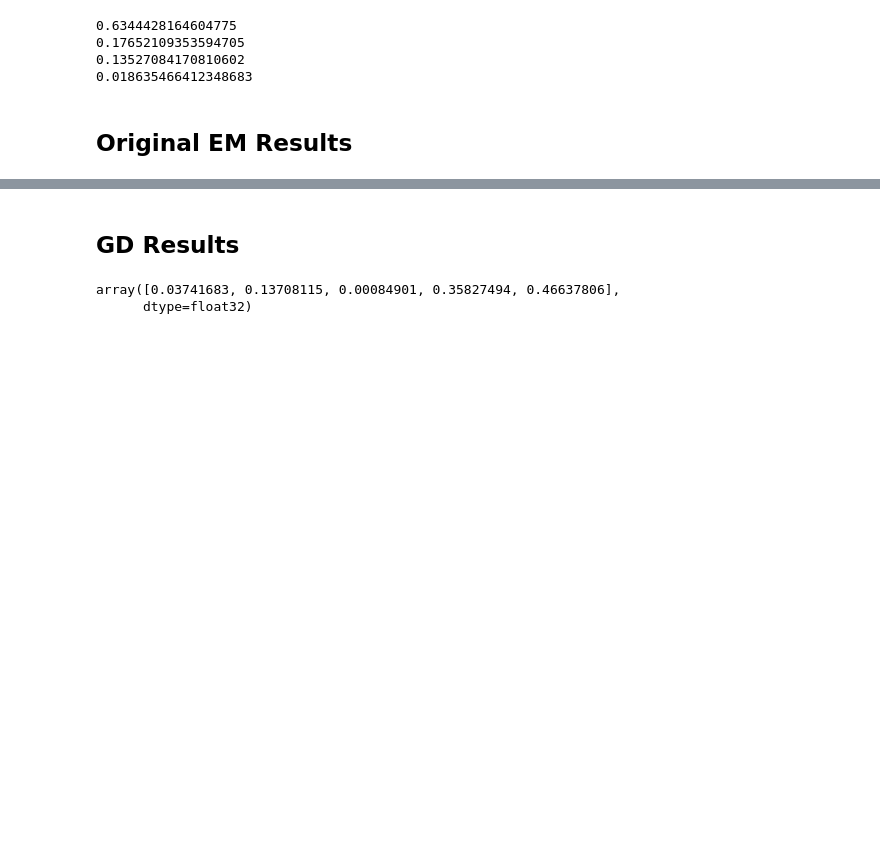
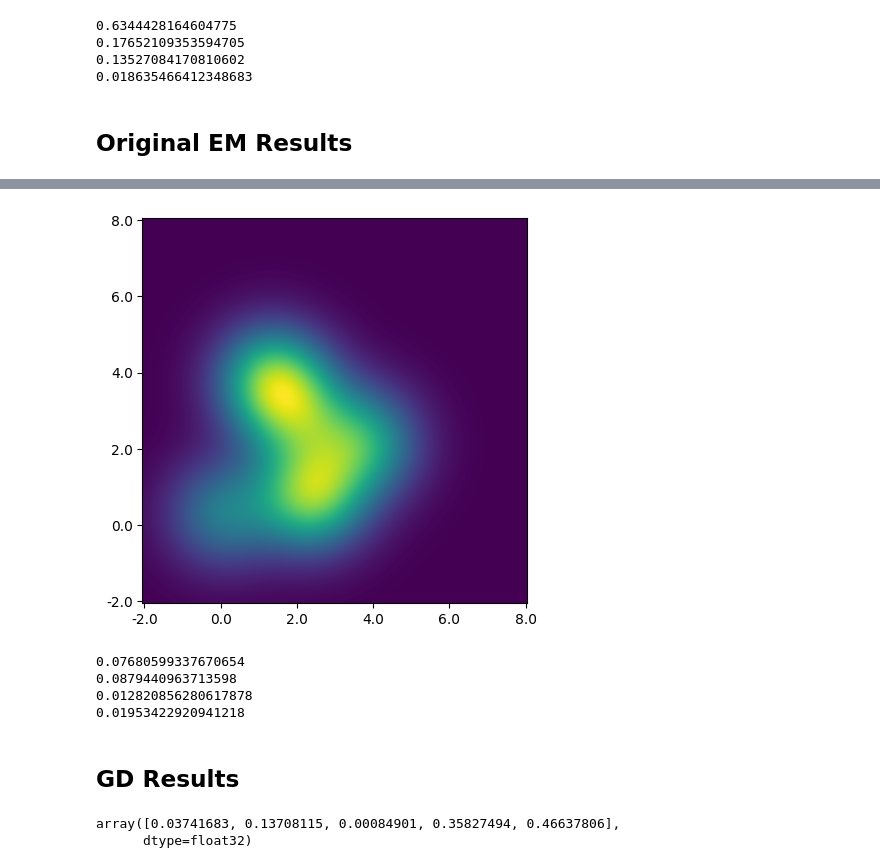
Before and after one commit to FengNiMa/203Project, a Jupyter notebook: Results-yshao.ipynb, the cells around one changed output, grey strips where cells are left out. Cells and saved outputs as stored; diff of their text form; code cells hidden in the pictures; blank space fills up the shorter version.

```diff
--- a/Results-yshao.ipynb
+++ b/Results-yshao.ipynb
@@ -314,13 +294,20 @@ for i in range(len(pi)):
 # %%
-_i = 1
+_i = 0
 MoG_plot(pi[_i], mu[_i], cov[_i])
-plt.savefig('EM-K=10-lam=1.0-N=100.png')
+plt.savefig('EM-K=5-lam=1.0-N=100.png')
+# %% [output]
+[figure, added]
 # %%
-_i = 1
+_i = 0
 print(MoG_prob(np.array((1, 3)), pi[_i], mu[_i], cov[_i]))
 print(MoG_prob(np.array((3, 1)), pi[_i], mu[_i], cov[_i]))
 print(MoG_prob(np.array((3, 5)), pi[_i], mu[_i], cov[_i]))
 print(MoG_prob(np.array((5, 3)), pi[_i], mu[_i], cov[_i]))
+# %% [output]
+0.07680599337670654
+0.0879440963713598
+0.012820856280617878
+0.01953422920941218
 # %% [markdown]
 ## GD Results
 # %%
```
Also changed, not shown: parts of 3 cells of this notebook, 1 other file.
